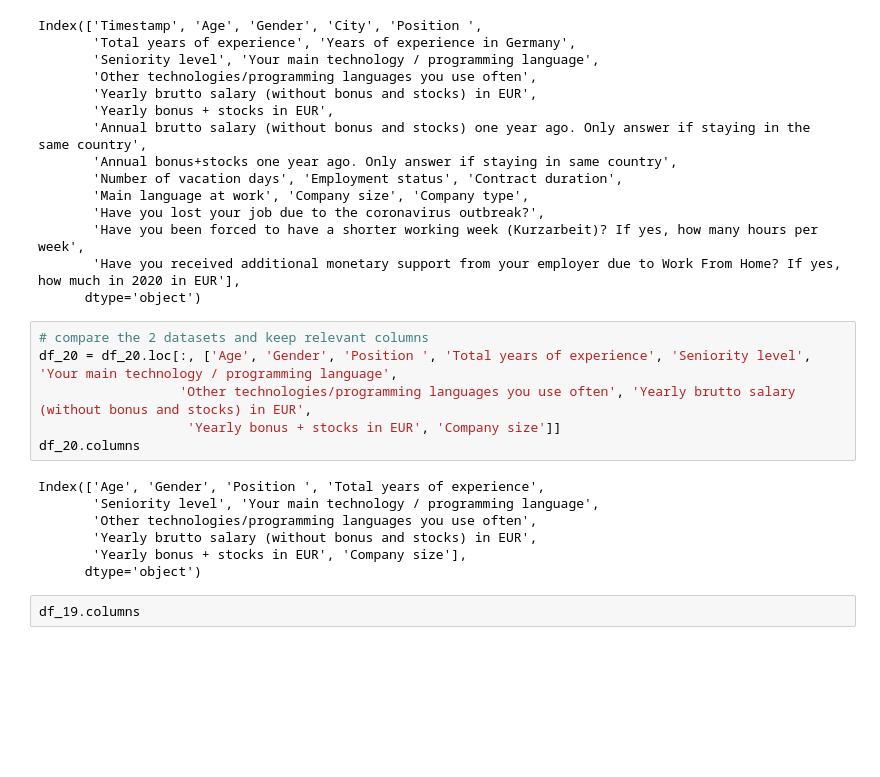
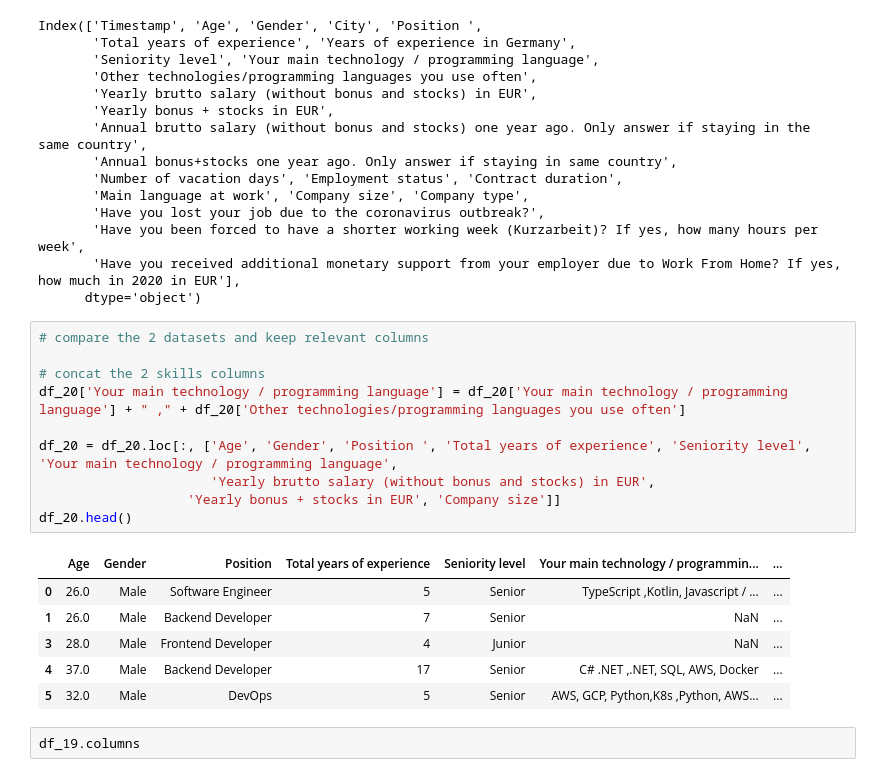
Before and after one commit to tlsiah/Salary-Prediction-model, a Jupyter notebook: Data Preprocessing & EDA.ipynb, the cells around one changed output. Cells and saved outputs as stored; diff of their text form; blank space fills up the shorter version.

```diff
--- a/Data Preprocessing & EDA.ipynb
+++ b/Data Preprocessing & EDA.ipynb
@@ -66,17 +66,21 @@ Index(['Timestamp', 'Age', 'Gender', 'City', 'Position ',
       dtype='object')
 # %%
 # compare the 2 datasets and keep relevant columns
+
+# concat the 2 skills columns
+df_20['Your main technology / programming language'] = df_20['Your main technology / programming language'] + " ," + df_20['Other technologies/programming languages you use often']
+
 df_20 = df_20.loc[:, ['Age', 'Gender', 'Position ', 'Total years of experience', 'Seniority level', 'Your main technology / programming language',
-                  'Other technologies/programming languages you use often', 'Yearly brutto salary (without bonus and stocks) in EUR',
+                      'Yearly brutto salary (without bonus and stocks) in EUR',
                    'Yearly bonus + stocks in EUR', 'Company size']]
-df_20.columns
+df_20.head()
 # %% [output]
-Index(['Age', 'Gender', 'Position ', 'Total years of experience',
-       'Seniority level', 'Your main technology / programming language',
-       'Other technologies/programming languages you use often',
-       'Yearly brutto salary (without bonus and stocks) in EUR',
-       'Yearly bonus + stocks in EUR', 'Company size'],
-      dtype='object')
+|  | Age | Gender | Position | Total years of experience | Seniority level | Your main technology / programmin... | ... |
+| 0 | 26.0 | Male | Software Engineer | 5 | Senior | TypeScript ,Kotlin, Javascript / ... | ... |
+| 1 | 26.0 | Male | Backend Developer | 7 | Senior | NaN | ... |
+| 3 | 28.0 | Male | Frontend Developer | 4 | Junior | NaN | ... |
+| 4 | 37.0 | Male | Backend Developer | 17 | Senior | C# .NET ,.NET, SQL, AWS, Docker | ... |
+| 5 | 32.0 | Male | DevOps | 5 | Senior | AWS, GCP, Python,K8s ,Python, AWS... | ... |
 # %%
 df_19.columns
 # %% [output]
```
Also changed, not shown: parts of 1 cell of this notebook.
